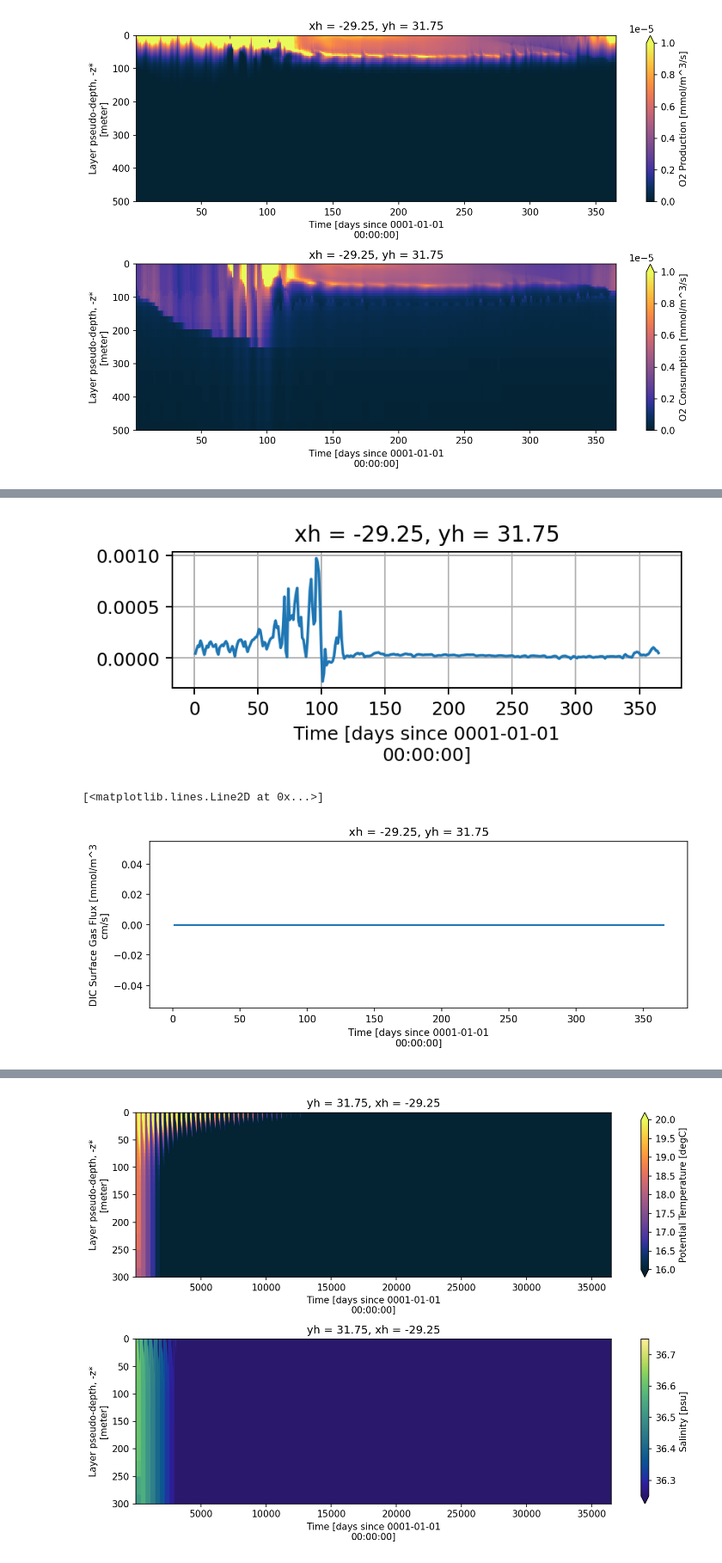
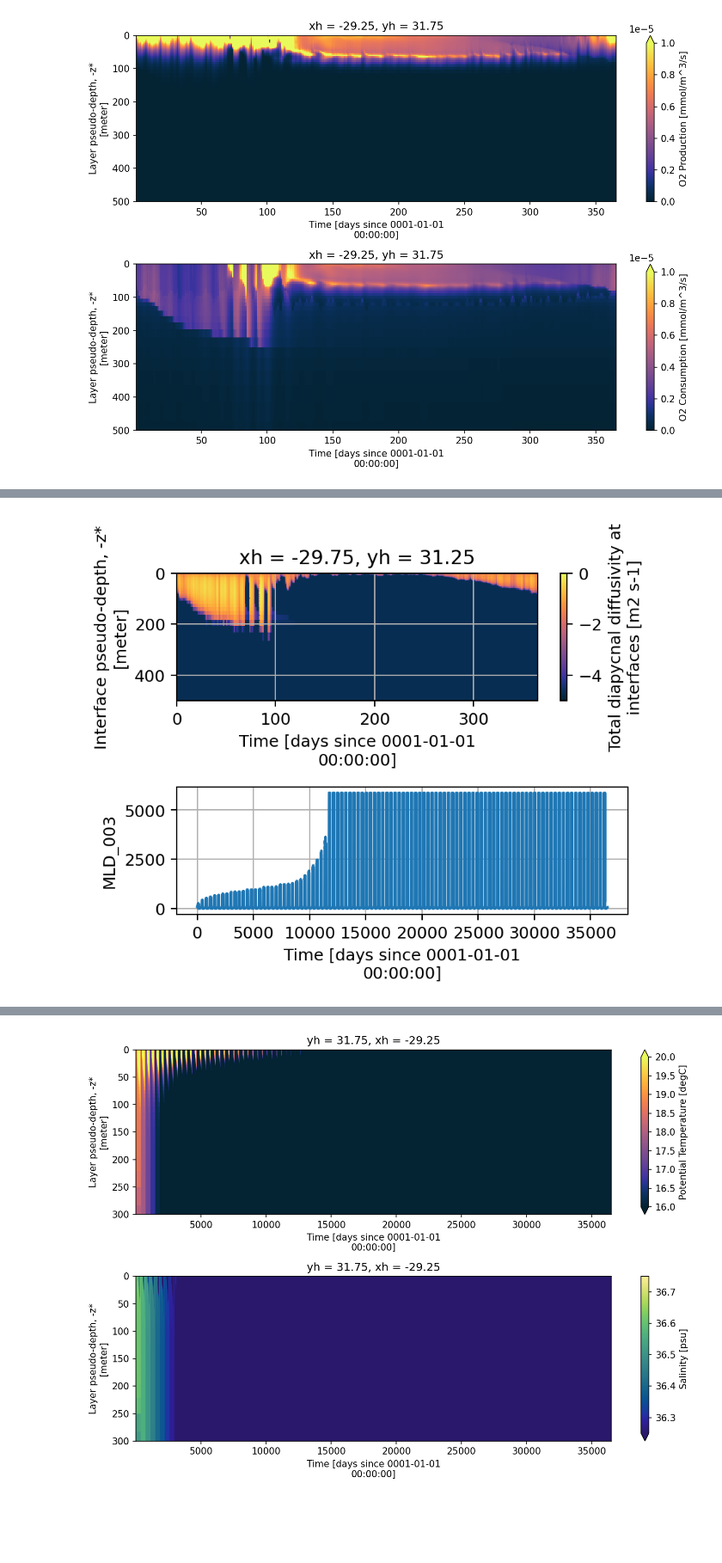
Before and after one commit to ElizabethYankovsky/MARBL_notebooks, a Jupyter notebook: Basic_analysis.ipynb, the cells around one changed output, grey strips where cells are left out. Shown: that part at 86% size. Saved outputs shown, nothing was run; the diff lists cells and outputs as text; code cells hidden in the pictures; blank space fills up the shorter version.

```diff
--- a/Basic_analysis.ipynb
+++ b/Basic_analysis.ipynb
@@ -13,12 +13,12 @@ from xgcm import Grid
 # %% [output]
 Once deleted, variables cannot be recovered. Proceed (y/[n])?  y
 # %%
-%cd /glade/u/home/eyankovsky/MOM6-examples/ocean_only/my_single_column/KPP
+%cd /glade/u/home/eyankovsky/MOM6-examples/ocean_only/single_column/KPP_MARBL
 #fs = xr.open_dataset('KPP/static.nc', decode_times=False)
-# os = xr.open_dataset('ocean.stats.nc', decode_times=False)
-# ds = xr.open_dataset('prog.nc', decode_times=False)
-# MARBL = xr.open_dataset('marbl.nc', decode_times=False)
+os = xr.open_dataset('ocean.stats.nc', decode_times=False)
+ds = xr.open_dataset('prog.nc', decode_times=False)
+MARBL = xr.open_dataset('marbl.nc', decode_times=False)
 prog = xr.open_dataset('prog_z.nc', decode_times=False)
-
+visc = xr.open_dataset('visc.nc', decode_times=False)
 forcing = xr.open_dataset('surffluxes.nc', decode_times=False)
 # %% [output]
@@ -152,20 +312,18 @@ Data variables:
 # %%
-fig = plt.figure(figsize=(5, 3),dpi=180)
+fig = plt.figure(figsize=(5, 4),dpi=180)
 plt.subplot(2,1,1)
+
 timelim=365
-(MARBL.O2_PRODUCTION[0:timelim,:,1,1]-MARBL.O2_CONSUMPTION[0:timelim,:,1,1]).sum('zl').plot()
+xr.ufuncs.log10(visc.Kd_interface[0:timelim,:,0,0]).transpose('zi','Time',).plot(cmap=cmocean.cm.thermal,vmin=-5,vmax=0)
+plt.gca().invert_yaxis()
+plt.ylim([500,0])
 plt.grid()
-#plt.gca().invert_yaxis()
-#plt.ylim([500,0])
+
+plt.subplot(2,1,2)
+(visc.MLD_003.sum('xh').sum('yh')/4).plot()
+#plt.xlim([0,3650])
+#plt.ylim([0,1000])
+plt.grid()
+plt.tight_layout()
 # %% [output]
-[figure, old version]
+[figure, new version]
-# %%
-fig = plt.figure(figsize=(10, 7),dpi=150)
-plt.subplot(2,1,1)
-timelim=365
-(MARBL.FG_CO2[0:timelim,1,1]).plot()
-#plt.gca().invert_yaxis()
-#plt.ylim([500,0])
-# %% [output]
-[<matplotlib.lines.Line2D at 0x...>]
-[figure, removed]
```
Also changed, not shown: parts of 24 cells of this notebook, 2 other files.
